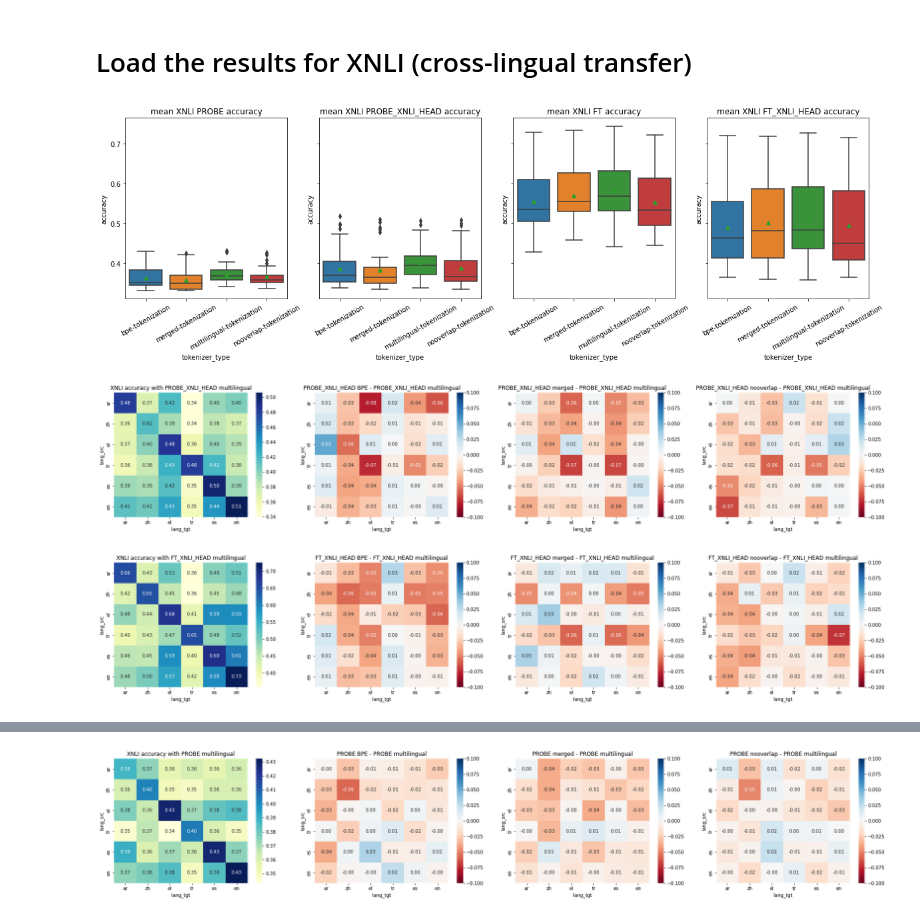
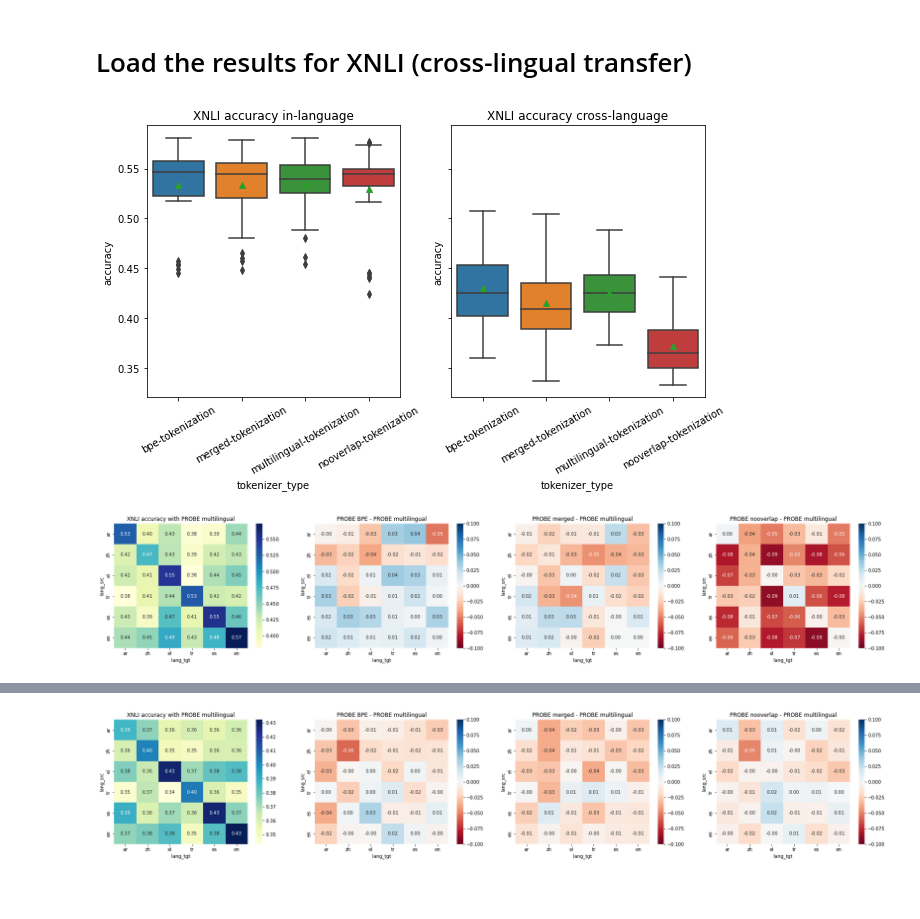
Before and after one commit to tomlimi/entangled_in_scripts, a Jupyter notebook: src/notebooks/3_xnli_results.ipynb, the cells around one changed output, grey strips where cells are left out. Drawn from its saved outputs; the diff is of its cells as text; code cells hidden in the pictures; blank space fills up the shorter version.

Commit message:
masked mean, fixes for cluster and results on 6lang

```diff
--- a/src/notebooks/3_xnli_results.ipynb
+++ b/src/notebooks/3_xnli_results.ipynb
@@ -30,12 +30,13 @@ metric = 'accuracy'
 
 xnli_results = []
 
-for post_training, seed in [('PROBE', 8888), ('FT', 1234), ('FT_XNLI_HEAD', 1234), ('PROBE_XNLI_HEAD', 1234)]:
+post_training = 'PROBE'
+
+for seed in range(2000, 2005):
     for lang_src in languages:
         for lang_tgt in languages:
             for tok_type, vocab_size in zip(tokenizer_types, vocab_sizes):
-                probe = "_probe" if "PROBE" in post_training else ""
-                result_file = f"{result_dir}/{task}_{post_training}/{tok_type}/alpha-0.25_alpha-train-0.25_N-{vocab_size}{probe}_{seed}/{lang_src}/{metric}_evaluation/{lang_tgt}/{metric}_all.txt"
+                result_file = f"{result_dir}/{task}_{post_training}/{tok_type}/alpha-0.25_alpha-train-0.25_N-{vocab_size}_{seed}/{lang_src}/{metric}_evaluation/{lang_tgt}/{metric}_all.txt"
 
                 if not os.path.exists(result_file):
                     print("not found! skipping", result_file)
@@ -49,6 +50,7 @@ for post_training, seed in [('PROBE', 8888), ('FT', 1234), ('FT_XNLI_HEAD', 1234
                         'lang_tgt': lang_tgt,
                         'tokenizer_type': tok_type,
                         'post_training': post_training,
+                        'seed': seed,
                         'vocab_size': vocab_size,
                         'accuracy': res
                     }
@@ -58,19 +60,21 @@ df_all = pd.DataFrame(xnli_results)
 df_all['lang_src'] = pd.Categorical(df_all['lang_src'], categories=df_all['lang_src'].unique())
 df_all['lang_tgt'] = pd.Categorical(df_all['lang_tgt'], categories=df_all['lang_tgt'].unique())
 # %%
-def plot_boxplot(df, post_training, ax=None):
+def plot_boxplot(df, post_training, title, ax=None):
     df = df[df['post_training'] == post_training]
-    sns.boxplot(x='tokenizer_type', y='accuracy', data=df, showmeans=True, ax=ax)
+    ax = sns.boxplot(x='tokenizer_type', y='accuracy', data=df, showmeans=True, ax=ax)
     ax.set_xticklabels(ax.get_xticklabels(), rotation=30)
-    ax.set_title(f"mean XNLI {post_training} {metric}")
+    ax.set_title(title)
 # %%
-fig, ax = plt.subplots(1, 4, figsize=(20, 5), sharey=True)
-plot_boxplot(df_all, 'PROBE', ax[0])
-plot_boxplot(df_all, 'PROBE_XNLI_HEAD', ax[1])
-plot_boxplot(df_all, 'FT', ax[2])
-plot_boxplot(df_all, 'FT_XNLI_HEAD', ax[3])
+fig, ax = plt.subplots(1, 2, figsize=(10, 5), sharey=True)
+# inlang
+df = df_all[df_all['lang_src'] == df_all['lang_tgt']]
+plot_boxplot(df, 'PROBE', f"XNLI accuracy in-language", ax=ax[0])
+# crosslang
+df = df_all[df_all['lang_src'] != df_all['lang_tgt']]
+plot_boxplot(df, 'PROBE', f"XNLI accuracy cross-language", ax=ax[1])
 # %% [output]
-[figure, old version]
+[figure, new version]
 # %%
 def plot_barplots(df, post_training):
     df = df[df['post_training'] == post_training]
@@ -106,12 +113,11 @@ def plot_heatmaps(df, baseline, baseline_title, compared=[], compared_titles=[])
         ax.set_title(f"{compared_title} - {baseline_title}")
     plt.show()
 # %%
-for post_training in ('PROBE_XNLI_HEAD', 'FT_XNLI_HEAD'):
-    df = df_all[df_all['post_training'] == post_training]
-    plot_heatmaps(df, df['tokenizer_type'] == 'multilingual-tokenization', f'{post_training} multilingual',
-        compared=[df['tokenizer_type'] == 'bpe-tokenization', df['tokenizer_type'] == 'merged-tokenization', df['tokenizer_type'] == 'nooverlap-tokenization'],
-        compared_titles=[f'{post_training} BPE', f'{post_training} merged', f'{post_training} nooverlap']
-        )
+post_training = 'PROBE'
+df = df_all
+plot_heatmaps(df, df['tokenizer_type'] == 'multilingual-tokenization', f'{post_training} multilingual',
+    compared=[df['tokenizer_type'] == 'bpe-tokenization', df['tokenizer_type'] == 'merged-tokenization', df['tokenizer_type'] == 'nooverlap-tokenization'],
+    compared_titles=[f'{post_training} BPE', f'{post_training} merged', f'{post_training} nooverlap']
+    )
 # %% [output]
-[figure, old version]
+[figure, new version]
-[figure, removed]
```
Also changed, not shown: parts of 4 cells of this notebook, 5 other files.
